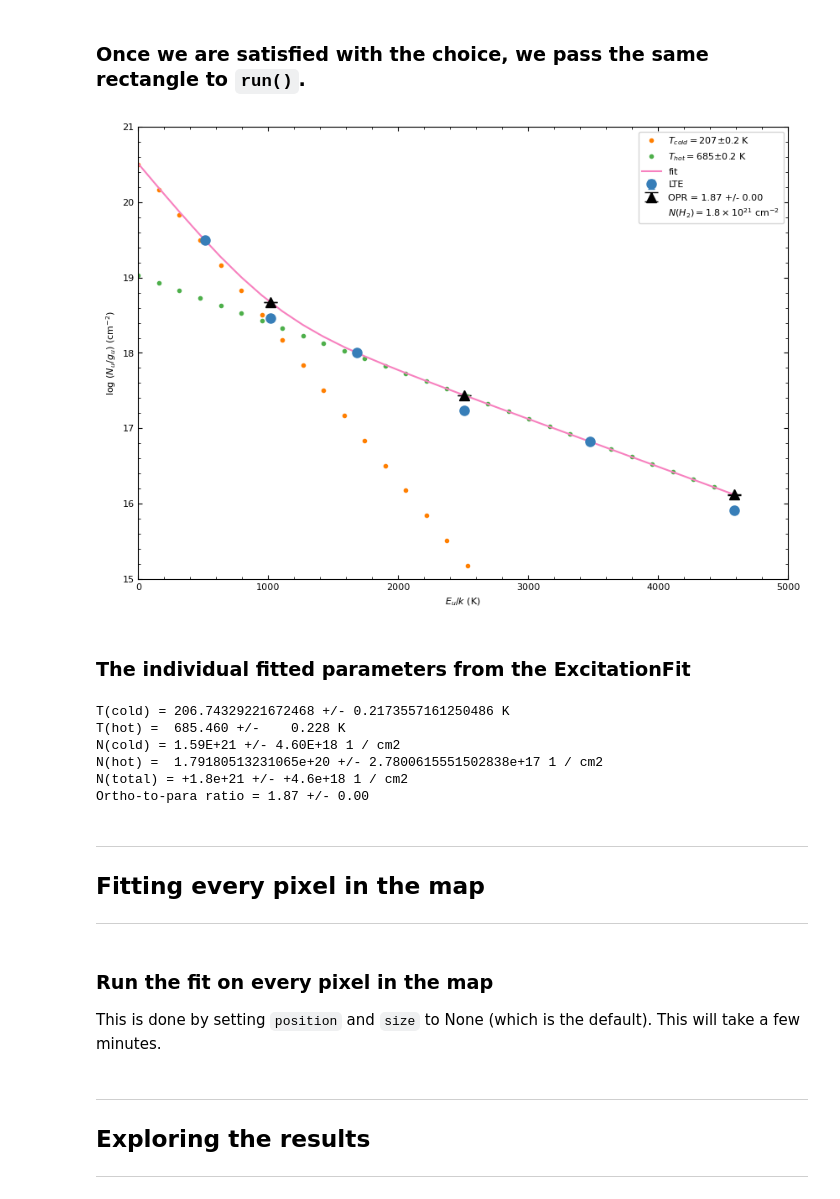
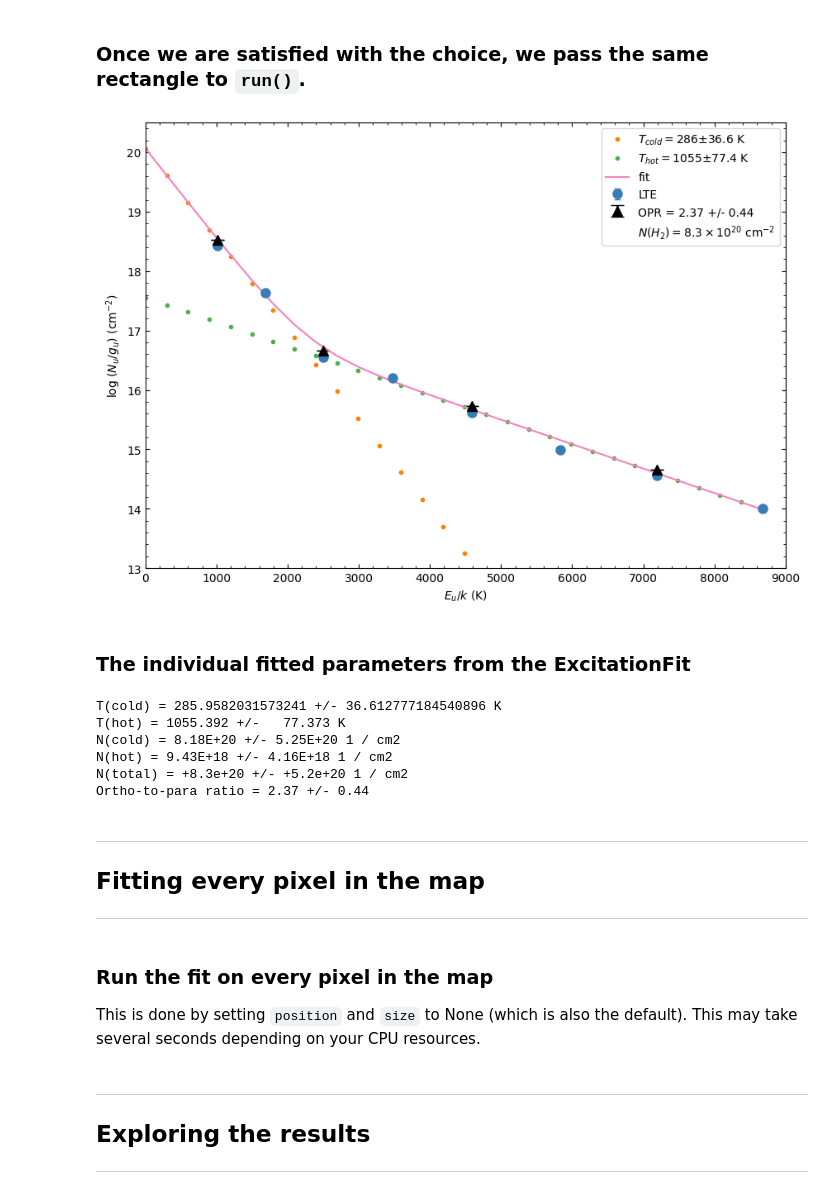
Before and after one commit to mpound/pdrtpy-nb, a Jupyter notebook: notebooks/PDRT_Example_H2_Excitation_Maps.ipynb, the cells around one changed output. Cells and saved outputs as stored; diff of their text form; code cells hidden in the pictures.

```diff
--- a/notebooks/PDRT_Example_H2_Excitation_Maps.ipynb
+++ b/notebooks/PDRT_Example_H2_Excitation_Maps.ipynb
@@ -42,26 +32,0 @@ intensity['H200S5'] = 0.000576178279762827
-# %%
-plt.rcParams['font.size'] = 8
-q = []
-for j in intensity:
-    infile=f"../data/{j:s}_test_data.fits"
-    m = Measurement.read(infile,identifier=j)
-    q.append(m)
-
-# instantiate the fitting tool with the Measurements.
-hmap = H2ExcitationFit(q)
-nu = [hmap.upper_colden(m,'cm-2') for m in q]
-
-# pick a single scale for all the plots
-vmin=q[1].data.min()
-vmax=q[1].data.max()
-
-fig,ax = plt.subplots(2,3,figsize=(9,6),subplot_kw={'projection':q[1].wcs})
-i = 0
-for a in ax:
-    for b in a:
-        b.imshow(q[i],origin="lower",vmin=vmin,vmax=vmax,cmap='plasma')
-        b.set_title(q[i].id)
-        i = i+1
-
-plt.subplots_adjust(wspace=0.5)
-plt.show()
@@ -69,0 +35,7 @@ plt.show()
+# %%
+maps = {}
+for j in range(1,9):
+    key = f'H200S{j}'
+    file = get_testdata(f'{key}_CenA.fits')
+    maps[key] = Measurement.read(file,identifier=key)
+print(f"Got Measurements for {list(maps.keys())}")
@@ -92,10 +64,11 @@ plt.show()
 The area center `position` and `size` are in pixels. [`Astropy's Cutout2D`](https://docs.astropy.org/en/stable/api/astropy.nddata.utils.Cutout2D.html#astropy.nddata.utils.Cutout2D) is used underneath the hood. The statistical errors in the column densities are computed from the rms noise of the map which was specified in the FITS file. In this example, the subsequent error bars are smaller than the plot symbols.
 # %%
 # Center of the box
-x = 50
-y = 50
+x = 20
+y = 15
 # Size of the box
 size=(15.0,17.0)
+hmap = H2ExcitationFit(list(maps.values()))
 cd=hmap.average_column_density(norm=True,position=(x,y),size=size,line=True)
 for k in cd:
     print(r"N_u({:s})/g_u = {:5.2e}".format(k,cd[k]))
@@ -104,8 +77,8 @@ for k in cd:
 x0 = x-size[0]/2
 y0 = y-size[1]/2
 fig = plt.figure()
-ax = plt.subplot(111,projection=q[1].wcs)
+ax = plt.subplot(111,projection=maps[wcskey].wcs)
 ax.add_patch(Rectangle((x0,y0),size[0],size[1],facecolor='None',ec='white',lw=2))
-ax.imshow(q[1],origin="lower",vmin=q[1].data.min(),vmax=q[1].data.max(),cmap='plasma')
+ax.imshow(maps[wcskey],origin="lower",norm='asinh',cmap='plasma')
 plt.show()
 # %% [output]
@@ -121,30 +96,31 @@ N_u(H200S5)/g_u = 8.20e+15 +/- 2.39e+13 1 / cm2
 # %%
 hmap.run(position=(x,y),size=size,fit_opr=True)
 hplot = ExcitationPlot(hmap,"H_2")
-hplot.ex_diagram(position=(x,y),size=size,norm=True,show_fit=True,ymax=21,xmax=5000)
+hplot.ex_diagram(position=(x,y),size=size,norm=True,show_fit=True,ymax=20.5,xmin=0,xmax=9000)
 # %% [output]
-[figure, old version]
+[figure, new version]
 # %% [markdown]
 ### The individual fitted parameters from the ExcitationFit
 # %%
+# use various format styles to show how Measurements obey Python formatting
 print(f'T(cold) = {hmap.tcold}')
 print("T(hot) = {:>8.3f}".format(hmap.thot))
 print(f'N(cold) = {hmap.cold_colden:3.2E}')
-print('N(hot) = ',hmap.hot_colden)
+print(f'N(hot) = {hmap.hot_colden:3.2E}')
 print(f'N(total) = {hmap.total_colden:+.1e}')
 print(f"Ortho-to-para ratio = {hmap.opr:.2f}")
 # %% [output]
-T(cold) = 206.74329221672468 +/- 0.2173557161250486 K
-T(hot) =  685.460 +/-    0.228 K
-N(cold) = 1.59E+21 +/- 4.60E+18 1 / cm2
-N(hot) =  1.79180513231065e+20 +/- 2.7800615551502838e+17 1 / cm2
-N(total) = +1.8e+21 +/- +4.6e+18 1 / cm2
-Ortho-to-para ratio = 1.87 +/- 0.00
+T(cold) = 285.9582031573241 +/- 36.612777184540896 K
+T(hot) = 1055.392 +/-   77.373 K
+N(cold) = 8.18E+20 +/- 5.25E+20 1 / cm2
+N(hot) = 9.43E+18 +/- 4.16E+18 1 / cm2
+N(total) = +8.3e+20 +/- +5.2e+20 1 / cm2
+Ortho-to-para ratio = 2.37 +/- 0.44
 # %% [markdown]
 ------------------------------------------------------------
 ## Fitting every pixel in the map <a id="full-map-fit"></a>
 ------------------------------------------------------------
 # %% [markdown]
 ### Run the fit on every pixel in the map
-This is done by  setting `position` and `size` to None (which is the default). This will take a few minutes.
+This is done by  setting `position` and `size` to None (which is also the default). This may take several seconds depending on your CPU resources.
 # %%
```
Also changed, not shown: parts of 22 cells of this notebook, 1 other file.
